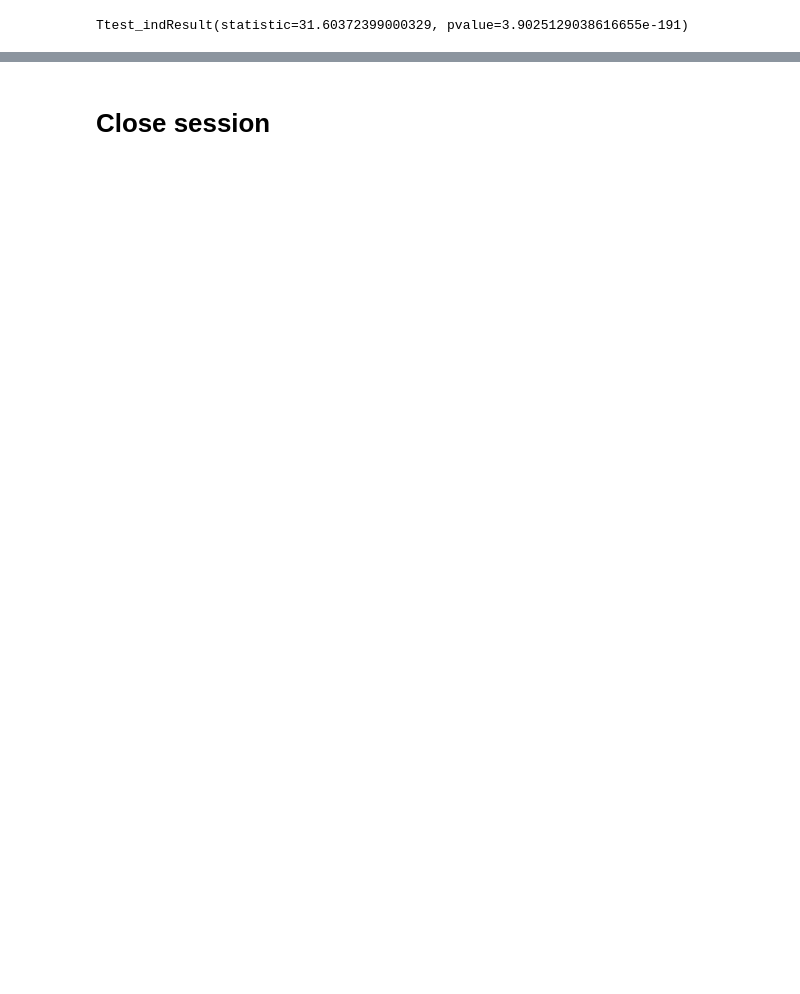
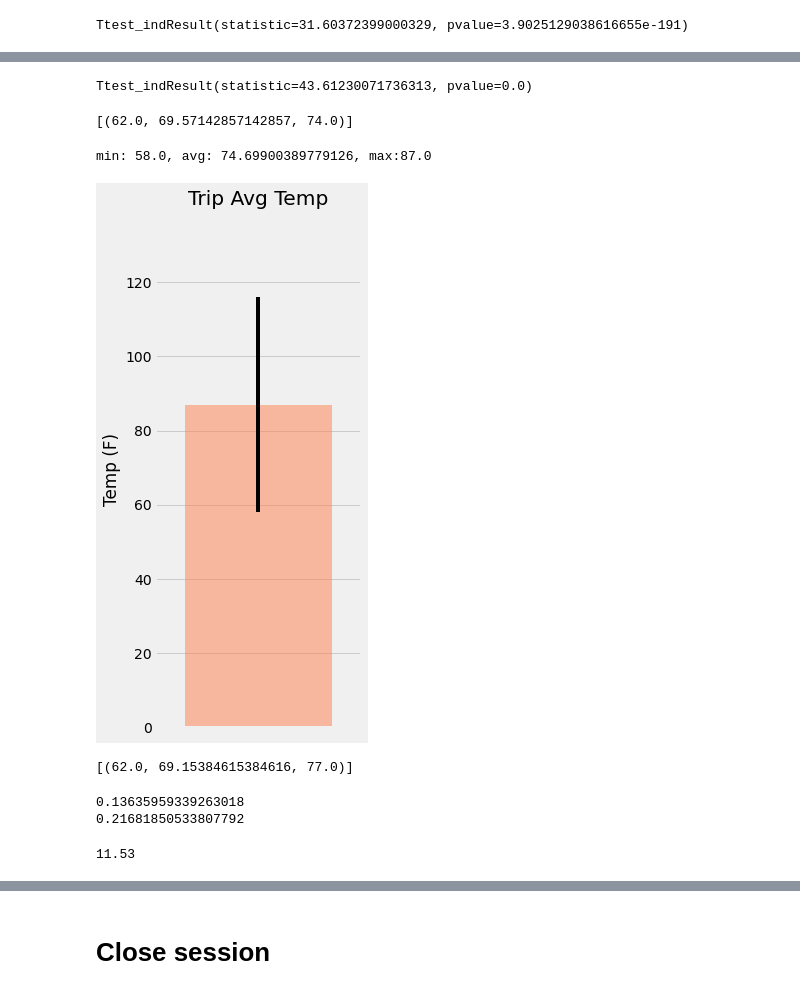
Before and after one commit to KStrange89/Trip-Planning, a Jupyter notebook: climate.ipynb, the cells around one changed output, grey strips where cells are left out. Saved outputs shown, nothing was run; the diff lists cells and outputs as text; code cells hidden in the pictures; blank space fills up the shorter version.

```diff
--- a/climate.ipynb
+++ b/climate.ipynb
@@ -283,0 +322,75 @@ Because the p-value is so high, we fail to reject the null hypothesis. The diffe
+# %%
+stats.ttest_ind(june_df['tobs'], february_df['tobs'])
+# %% [output]
+Ttest_indResult(statistic=43.61230071736313, pvalue=0.0)
+# %%
+# This function will accept start date and end date in the format '%Y-%m-%d'
+# and return the min, max, and avg tempgs for that range of dates
+def calc_temps(start_date, end_date):
+    """TMIN, TAVG, and TMAX for a list of dates.
+
+    Args:
+        start_date (string): A date string in the format %Y-%m-%d
+        end_date (string): A date string in the format %Y-%m-%d
+
+    Returns:
+        TMIN, TAVE, and TMAX
+    """
+
+    return session.query(func.min(Measurement.tobs), func.avg(Measurement.tobs), func.max(Measurement.tobs)).\
+        filter(Measurement.date >= start_date).filter(Measurement.date <= end_date).all()
+
+# For example
+print(calc_temps('2012-02-28', '2012-03-05'))
+# %% [output]
+[(62.0, 69.57142857142857, 74.0)]
+# %%
+tmin, tavg, tmax = calc_temps('2016-08-01', '2017-08-07')[0]
+print(f'min: {tmin}, avg: {tavg}, max:{tmax}')
+# %% [output]
+min: 58.0, avg: 74.69900389779126, max:87.0
+# %%
+# Plot the min, max, avg in a bar graph with min and max showing as the error
+fig, ax = plt.subplots(figsize=plt.figaspect(2.))
+xpos = 1
+yerr = tmax-tmin
+
+bar = ax.bar(xpos, tmax, yerr=yerr, alpha=0.5, color='coral', align="center")
+ax.set(xticks=range(xpos), xticklabels="a", title="Trip Avg Temp", ylabel="Temp (F)")
+ax.margins(.2, .2)
+fig.tight_layout()
+# %% [output]
+[figure, added]
+# %%
+# Calculate the daily normals
+
+def daily_normals(date):
+    """Daily Normals.
+
+    Args:
+        date (str): A date string in the format '%m-%d'
+
+    Returns:
+        A list of tuples containing the daily normals, tmin, tavg, and tmax
+
+    """
+
+    sel = [func.min(Measurement.tobs), func.avg(Measurement.tobs), func.max(Measurement.tobs)]
+    return session.query(*sel).filter(func.strftime("%m-%d", Measurement.date) == date).all()
+
+# For example
+daily_normals("01-01")
+# %% [output]
+[(62.0, 69.15384615384616, 77.0)]
+# %%
+june_prcpavg = np.mean(june_df['prcp'])
+dec_prcpavg = np.mean(dec_df['prcp'])
+print(june_prcpavg)
+print(dec_prcpavg)
+# %% [output]
+0.13635959339263018
+0.21681850533807792
+# %%
+measurement_df.prcp.max()
+# %% [output]
+11.53
```
Also changed, not shown: parts of 19 cells of this notebook, 3 other files.
